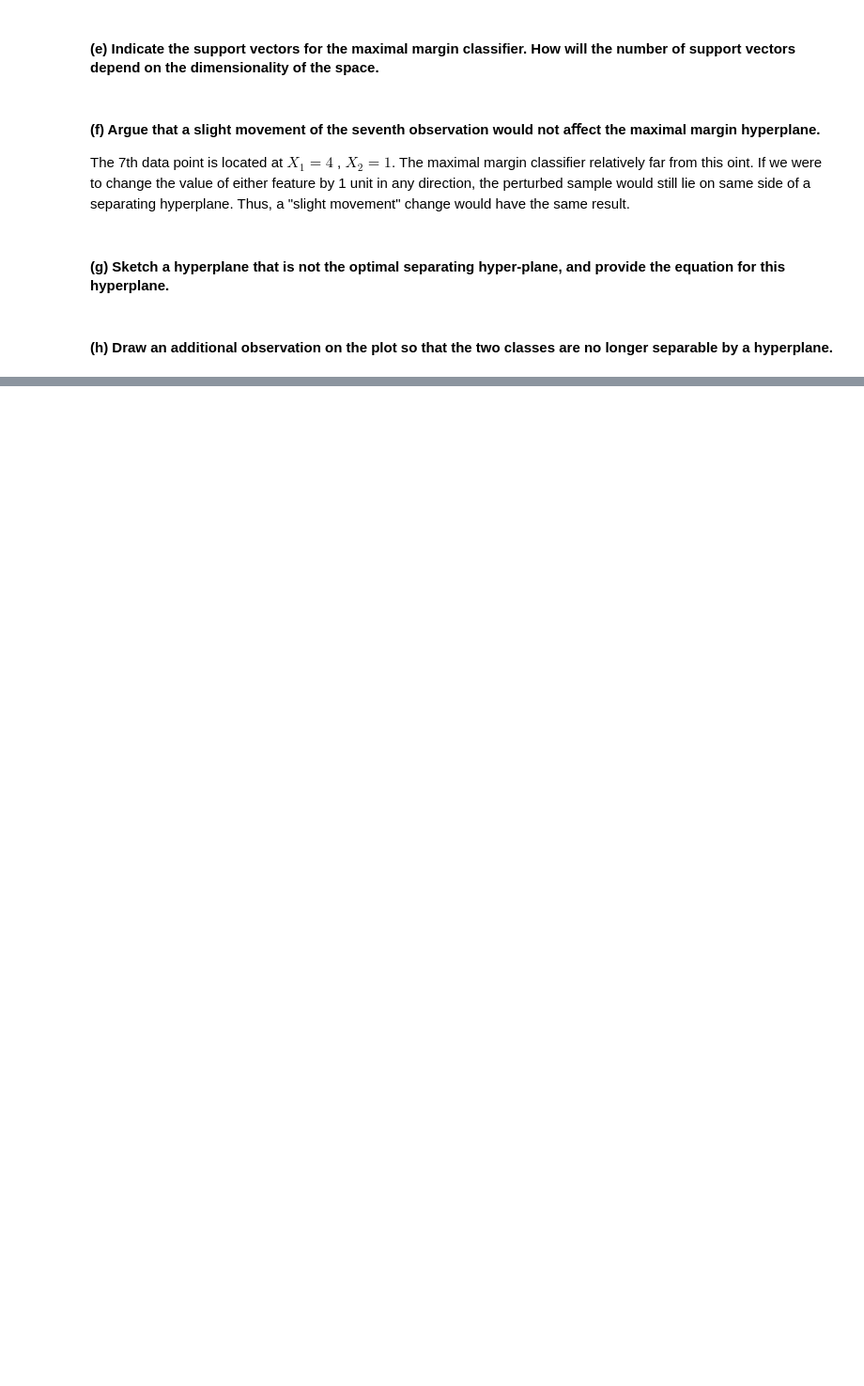
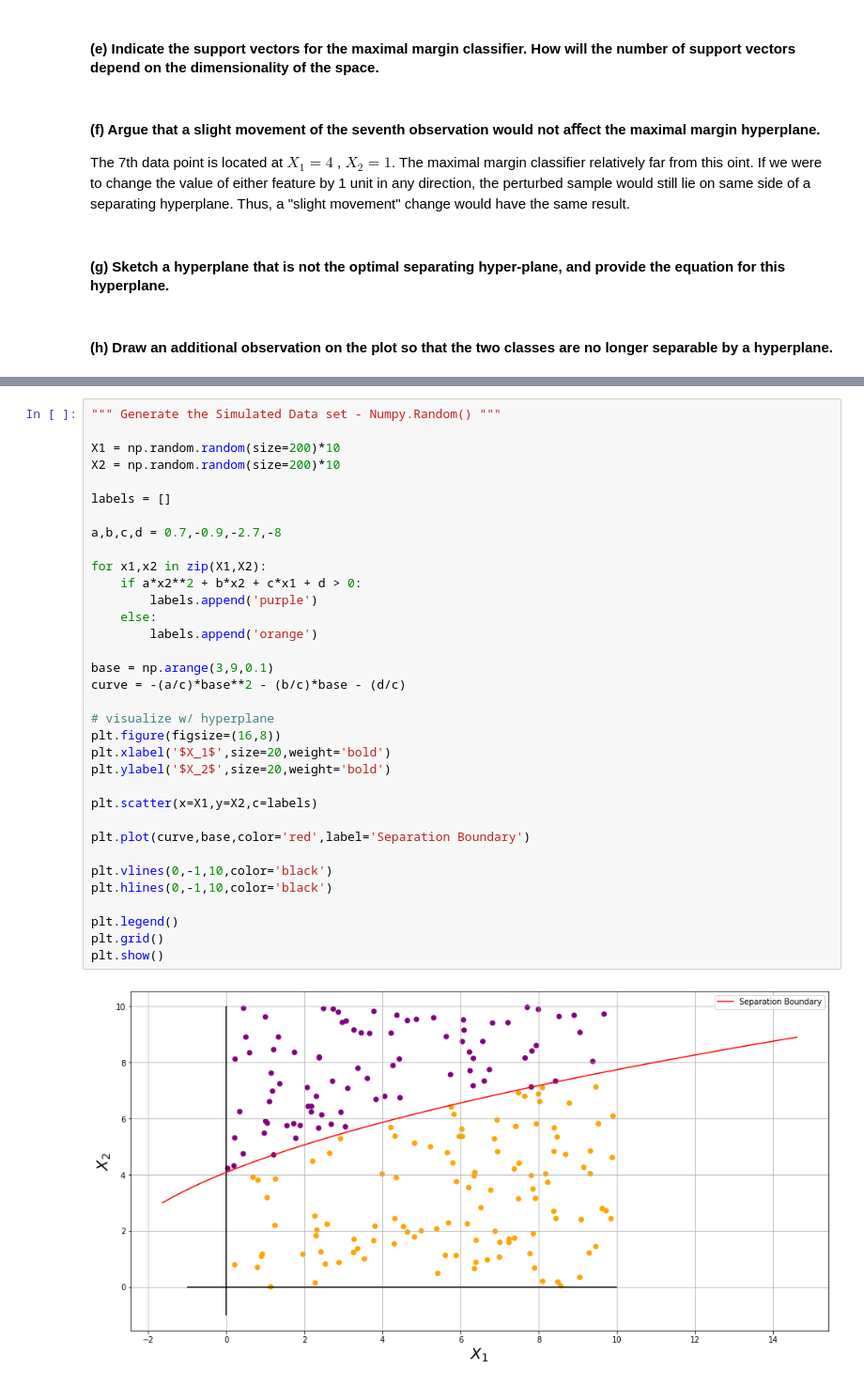
Before and after one commit to landonbuell/Buell-CS750-Spring2020, a Jupyter notebook: assignment7/assignment7.ipynb, the cells around one changed output, grey strips where cells are left out. Shown: that part at 94% size. Cells and saved outputs as stored; diff of their text form; blank space fills up the shorter version.

```diff
--- a/assignment7/assignment7.ipynb
+++ b/assignment7/assignment7.ipynb
@@ -97,0 +104,36 @@ The 7th data point is located at $X_1 = 4$ , $X_2 = 1$. The maximal margin class
+# %%
+""" Generate the Simulated Data set - Numpy.Random() """
+
+X1 = np.random.random(size=200)*10
+X2 = np.random.random(size=200)*10
+
+labels = []
+
+a,b,c,d = 0.7,-0.9,-2.7,-8
+
+for x1,x2 in zip(X1,X2):
+    if a*x2**2 + b*x2 + c*x1 + d > 0:
+        labels.append('purple')
+    else:
+        labels.append('orange')
+
+base = np.arange(3,9,0.1)
+curve = -(a/c)*base**2 - (b/c)*base - (d/c)
+
+# visualize w/ hyperplane
+plt.figure(figsize=(16,8))
+plt.xlabel('$X_1$',size=20,weight='bold')
+plt.ylabel('$X_2$',size=20,weight='bold')
+
+plt.scatter(x=X1,y=X2,c=labels)
+
+plt.plot(curve,base,color='red',label='Separation Boundary')
+
+plt.vlines(0,-1,10,color='black')
+plt.hlines(0,-1,10,color='black')
+
+plt.legend()
+plt.grid()
+plt.show()
+# %% [output]
+[figure, added]
```
Also changed, not shown: parts of 6 cells of this notebook.
